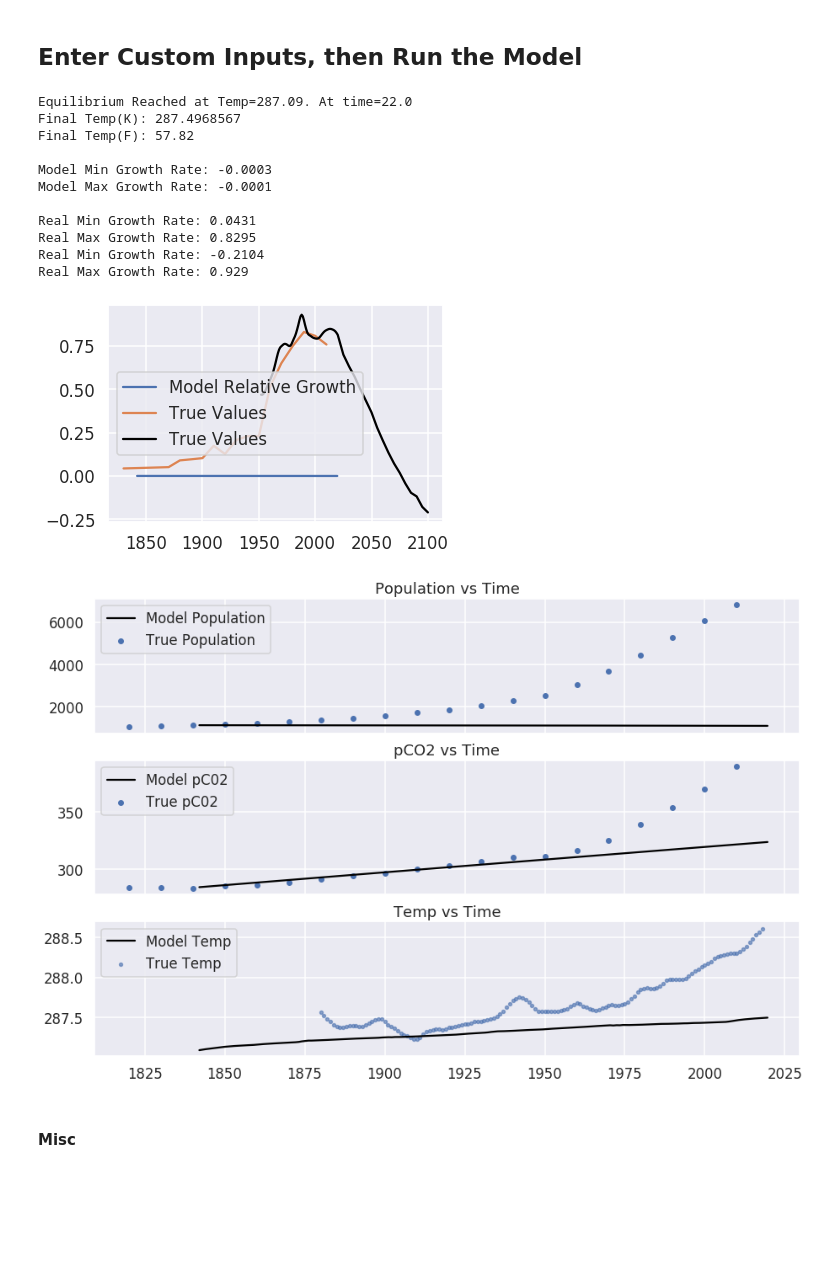
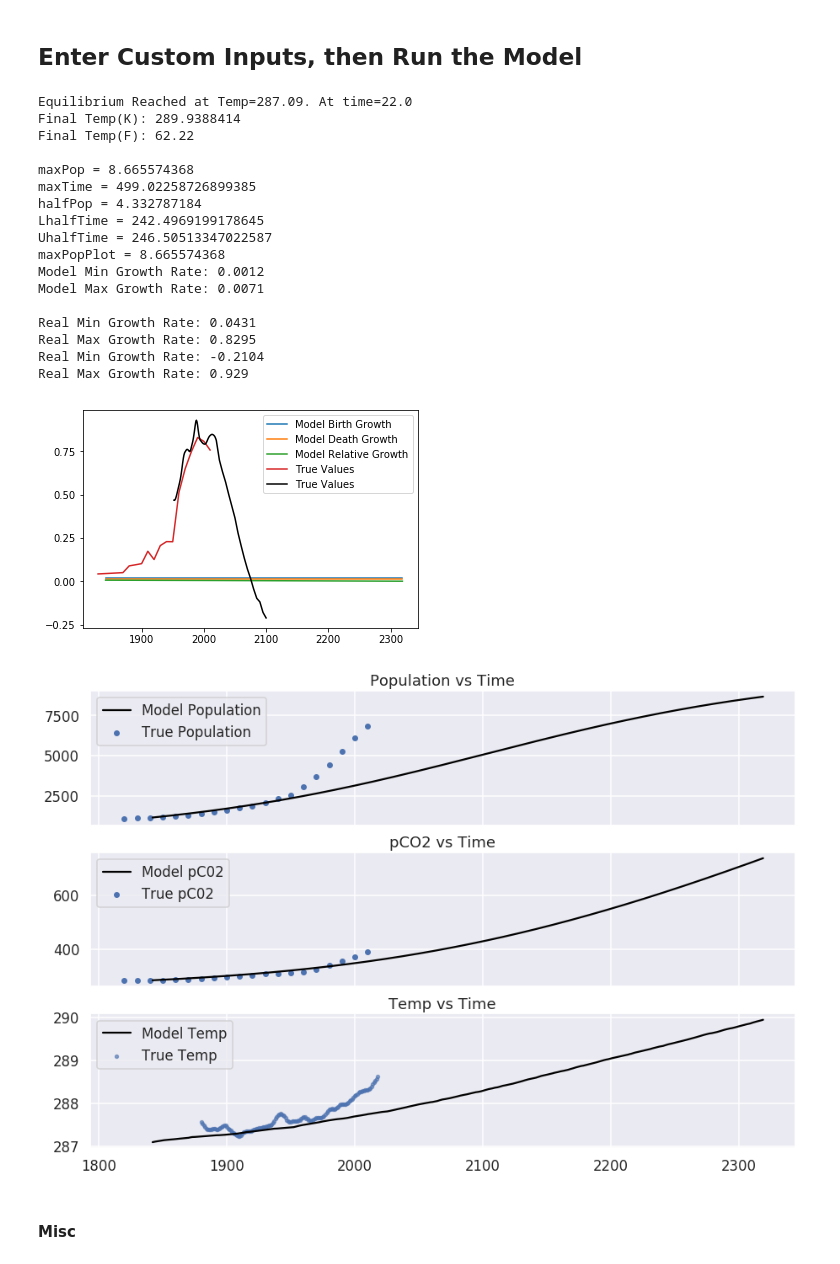
Before and after one commit to ethansav3/coupled_ebm, a Jupyter notebook: model/ebmFinal.ipynb, the cells around one changed output. Saved outputs shown, nothing was run; the diff lists cells and outputs as text; code cells hidden in the pictures; blank space fills up the shorter version.

```diff
--- a/model/ebmFinal.ipynb
+++ b/model/ebmFinal.ipynb
@@ -34,11 +34,12 @@ def growthRates(dfModel,compare):
     mgBRate = np.asarray(dfModel['rBirth'])
     mgDRate = np.asarray(dfModel['rDeath'])
     mgRate = np.asarray(dfModel['rGrowth'])
+#    print(mgRate)
     print("Model Min Growth Rate: "+ str(round(min(mgRate),4)))
     print("Model Max Growth Rate: "+ str(round(max(mgRate),4))+"\n")
     mtime = np.asarray(dfModel["time_yrs"])+1820
-#    plt.plot(mtime,mgBRate,label="Model Birth Growth")
-#    plt.plot(mtime,mgDRate,label="Model Death Growth")
+    plt.plot(mtime,mgBRate,label="Model Birth Growth")
+    plt.plot(mtime,mgDRate,label="Model Death Growth")
     plt.plot(mtime,mgRate,label="Model Relative Growth")
 
 
@@ -93,12 +94,17 @@ def runModel(nameList, coupled, runTime, plot, save):
             nameList['ebm']['relsolcon']=newA**-2 #inverse square law for solar flux
             nameList['ebm']['runTime'] = runTime#change runtime
             #run program
-            dfModel, finalavgtemp, eqTime, eqTemp, equilibrium = runProgram("driver.exe",nameList,True)#False=no output
+            dfModel, finalavgtemp, eqTime, eqTemp, equilibrium = runProgram("driver",nameList,True)#False=no output
             #plot the results
             if coupled and equilibrium:
-                popStats = analyzeRun(dfModel,nameList,False)#True Prints Dictionary Values
-                fullMaxPop=popStats["maxPop"]
-                popStats['maxPopPlot']=fullMaxPop+(3/100)*fullMaxPop#maximum population range
+                inputRunTime = runTime #how long I originally specified
+                outputRunTime = math.ceil( dfModel['time_yrs'].iloc[-1] )#how long it actually ran
+                if (inputRunTime - outputRunTime) <= 3:
+                    popStats = analyzeRun(dfModel,nameList,True)#True Prints Dictionary Values
+                    fullMaxPop=popStats["maxPop"]
+                    popStats['maxPopPlot']=fullMaxPop+(3/100)*fullMaxPop#maximum population range
+                else:
+                    print("Program Stopped at: " + str((outputRunTime/inputRunTime)*100) + " %" + "\n")
                 inputs=[newA,newPco2,runTime]
                 if equilibrium and plot: plotModelOutput(dfModel,inputs,eqTime,eqTemp,popStats,save,saveName)#plot the output of our model, colored by pco2
                 if save: saveName+=1
@@ -123,48 +129,56 @@ nameList['ebm']['lverbose']=True #controls terminal output, used for debugging
 nameList['ebm']['rco2']=2.00e-4;
 # nameList['ebm']['En']=.0297;
 nameList['ebm']['rBirthMax']=.85;
-nameList['ebm']['rBirthTech0']=0.013;
-nameList['ebm']['rDeath0']=0.014;
-nameList['ebm']['pBirth'] = 1
-nameList['ebm']['pDeath'] = 2
-nameList['ebm']['En']=1
+nameList['ebm']['Nmax']=10200;
+nameList['ebm']['rBirth0']=0.02;
+nameList['ebm']['rDeath0']=0.012;
+nameList['ebm']['pBirth'] = 0
+nameList['ebm']['pDeath'] = 0
+nameList['ebm']['En0']=1.00
+nameList['ebm']['rTech']=0.00
 #nameList['ebm']['fragility']=10**-2
 #nameList['ebm']['En']=.0014
 nameList['ebm']['fragility']=.001
 life=False;
 fullArr=[]
 fullArrTr = []
 
 #start = time.time()
 #specify inputs
-runTime=200#change runtime(years)
+runTime=500#change runtime(years)
 plot=False;#controls plotting
 coupled=True
 save=False;#save the file
 saveName=1;#name of file
 fullMaxPop=0
 newA=1
 newPco2 = 284
 dfModel = runModel(nameList, coupled, runTime, plot, save)
 call("echo End of Python Notebook Reached", shell=True);
 growthRates(dfModel,True) #true to compare growth rates
 dfTemp = pd.read_csv('anomaly.csv');#data from NASA GISS: https://data.giss.nasa.gov/gistemp/graphs_v4/
 dfPopCo2 = pd.read_csv('world_stats.csv');#data from Frank, Adam, and Woodruff Sullivan.
 compareModelOutput(dfModel,dfTemp,dfPopCo2)#compare the models output to true data
 # %% [output]
 Equilibrium Reached at Temp=287.09. At time=22.0
-Final Temp(K): 287.4968567
-Final Temp(F): 57.82
+Final Temp(K): 289.9388414
+Final Temp(F): 62.22
 
-Model Min Growth Rate: -0.0003
-Model Max Growth Rate: -0.0001
+maxPop = 8.665574368
+maxTime = 499.02258726899385
+halfPop = 4.332787184
+LhalfTime = 242.4969199178645
+UhalfTime = 246.50513347022587
+maxPopPlot = 8.665574368
+Model Min Growth Rate: 0.0012
+Model Max Growth Rate: 0.0071
 
 Real Min Growth Rate: 0.0431
 Real Max Growth Rate: 0.8295
 Real Min Growth Rate: -0.2104
 Real Max Growth Rate: 0.929
-[figure, old version]
+[figure, new version]
-[figure, old version]
+[figure, new version]
 # %% [markdown]
 #### Misc
 # %%
```
Also changed, not shown: 2 other files.
